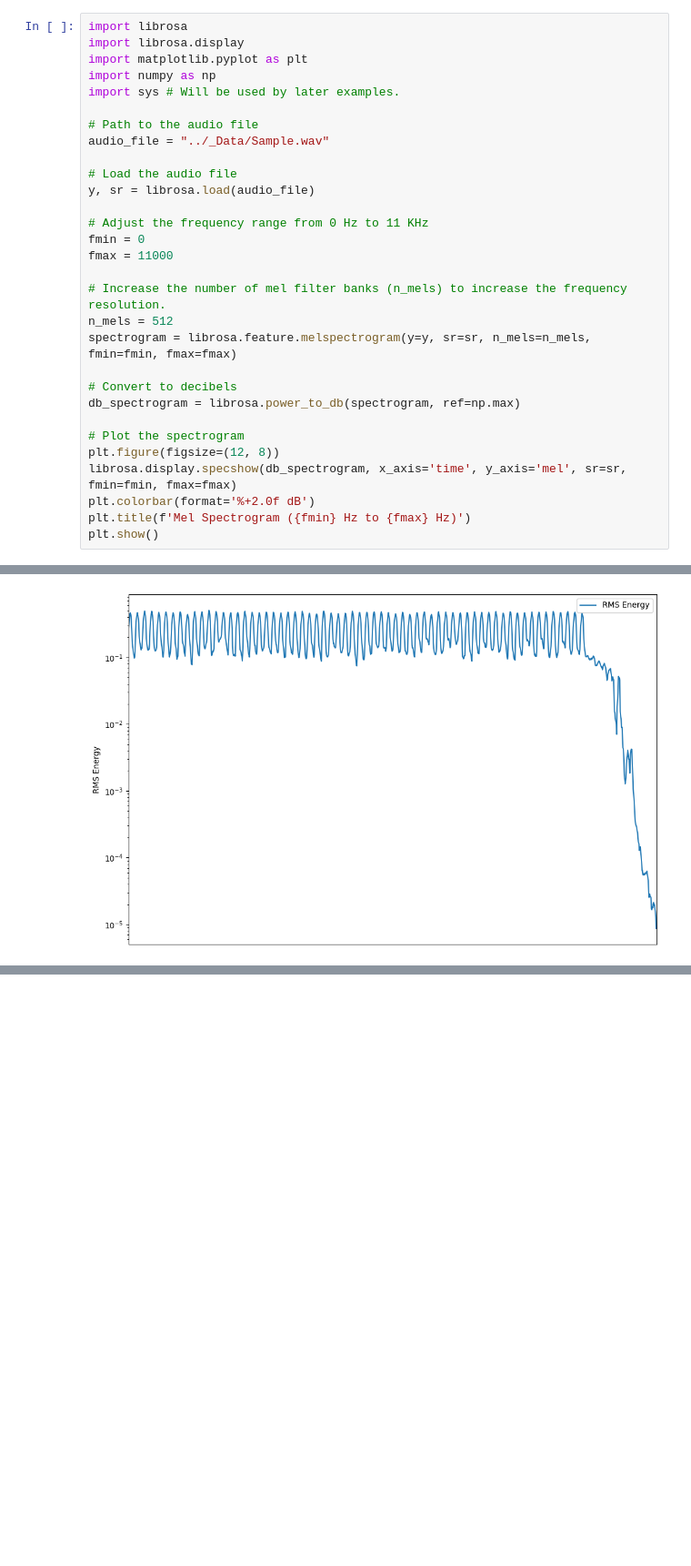
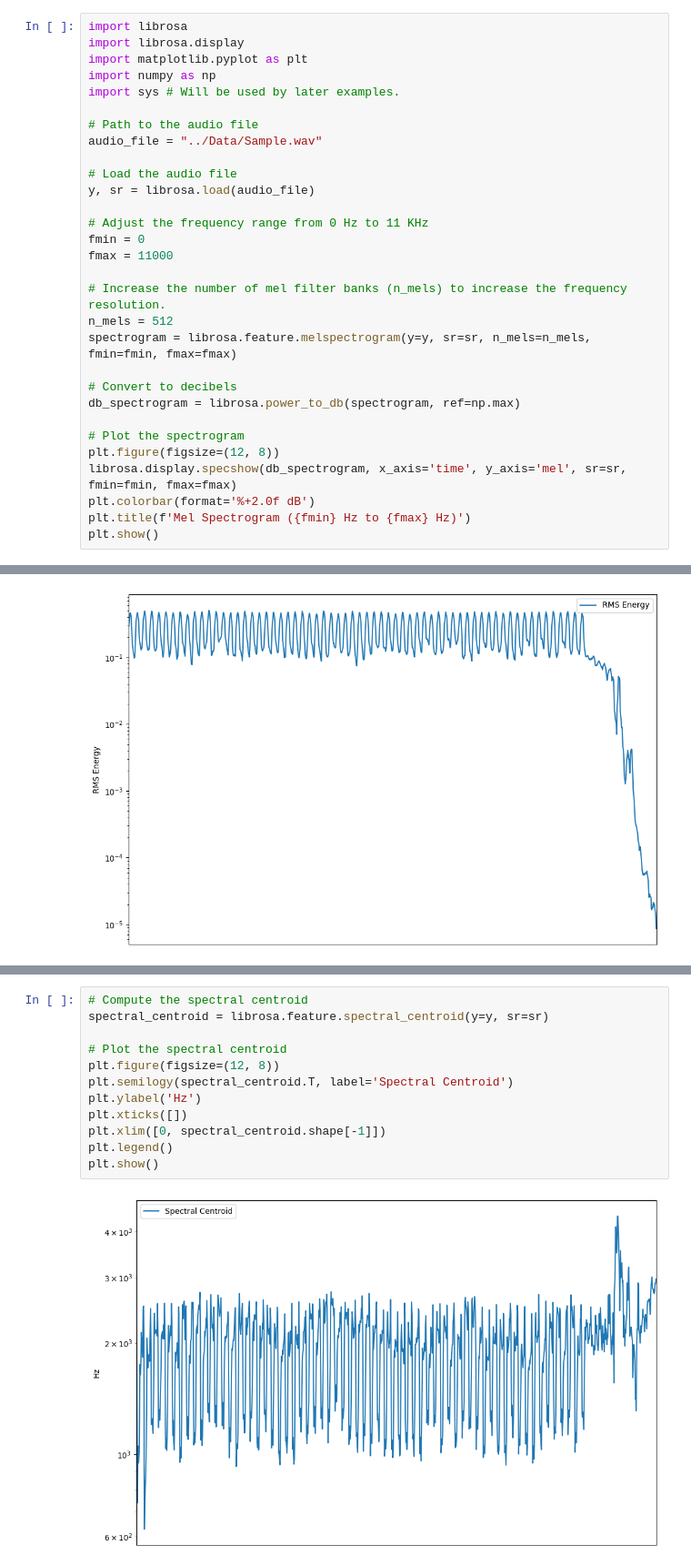
Before and after one commit to ka-de/notebooks, a Jupyter notebook: Audio/Show Me Your Sound.ipynb, the cells around one changed output, grey strips where cells are left out. Shown at 91% size. Cells and saved outputs as stored; diff of their text form; blank space fills up the shorter version.

```diff
--- a/Audio/Show Me Your Sound.ipynb
+++ b/Audio/Show Me Your Sound.ipynb
@@ -29,7 +29,7 @@ import numpy as np
 import sys # Will be used by later examples.
 
 # Path to the audio file
-audio_file = "../_Data/Sample.wav"
+audio_file = "../Data/Sample.wav"
 
 # Load the audio file
 y, sr = librosa.load(audio_file)
@@ -220,0 +240,14 @@ Overall, this code generates a visualization of the RMS energy of the audio sign
+# %%
+# Compute the spectral centroid
+spectral_centroid = librosa.feature.spectral_centroid(y=y, sr=sr)
+
+# Plot the spectral centroid
+plt.figure(figsize=(12, 8))
+plt.semilogy(spectral_centroid.T, label='Spectral Centroid')
+plt.ylabel('Hz')
+plt.xticks([])
+plt.xlim([0, spectral_centroid.shape[-1]])
+plt.legend()
+plt.show()
+# %% [output]
+[figure, added]
```
Also changed, not shown: parts of 5 cells of this notebook, 6 other files.
